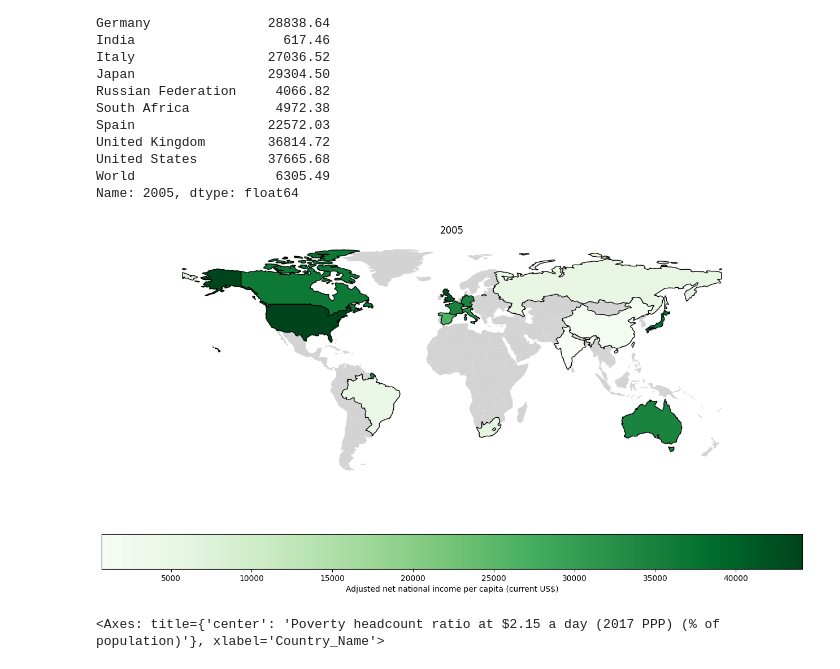
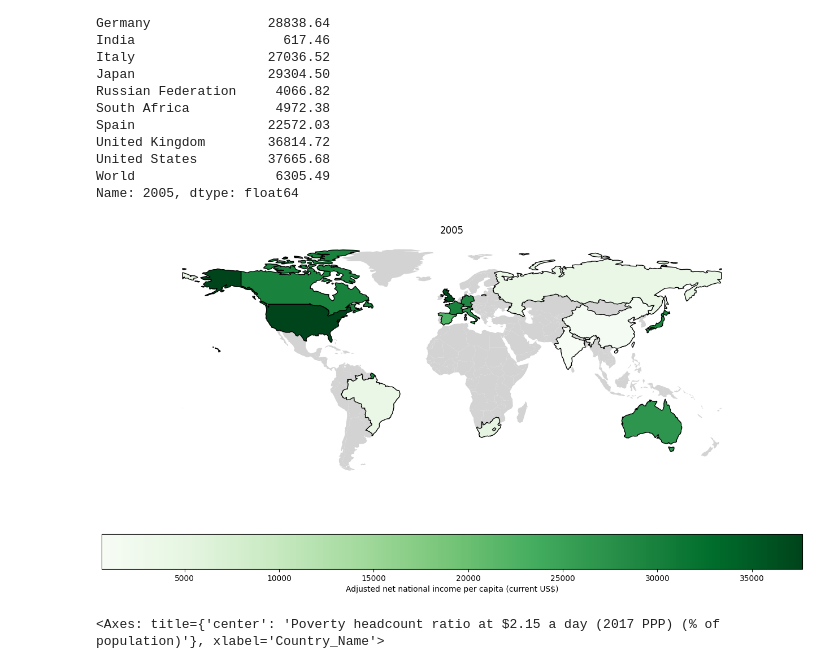
Before and after one commit to ShaojieDai/data_project, a Jupyter notebook: data_project.ipynb, the cells around one changed output. Saved outputs shown, nothing was run; the diff lists cells and outputs as text; code cells hidden in the pictures.

Commit message:
data project

```diff
--- a/data_project.ipynb
+++ b/data_project.ipynb
@@ -215,14 +215,14 @@ United States         21808.81
 World                  3822.88
 Name: 1993, dtype: float64
 # %%
-filepath = "API_NY.GDP.PCAP.CD_DS2_en_csv_v2_5728786.csv"
-gpc_data = pd.read_csv(filepath)
+filepath = "National_income_per_capita_data.csv"
+ipc_data = pd.read_csv(filepath)
 
-gpc_data.drop(14,inplace=True)
+ipc_data.drop(14,inplace=True)
 # %%
-gpc_data.rename(columns = {'Country_Name': 'name'},inplace=True )
+ipc_data.rename(columns = {'Country_Name': 'name'},inplace=True )
 # %%
-combined_gpc = world.merge(gpc_data, on = 'name')
+combined_ipc = world.merge(ipc_data, on = 'name')
 # %%
 fig, ax = plt.subplots(1, figsize=(16,8))
 world.plot(ax=ax, color='lightgrey')
@@ -296,13 +296,13 @@ Name: 2005, dtype: float64
 # %%
 fig, ax = plt.subplots(1, figsize=(16,8))
 world.plot(ax=ax, color='lightgrey')
 years = '2005'
-combined_gpc.plot(column = years, ax=ax, cmap='Greens', edgecolors='black', legend=True,legend_kwds={'label': "Adjusted net national income per capita (current US$)",'orientation': "horizontal"})
+combined_ipc.plot(column = years, ax=ax, cmap='Greens', edgecolors='black', legend=True,legend_kwds={'label': "Adjusted net national income per capita (current US$)",'orientation': "horizontal"})
 ax.set_title(years)
 ax.axis('off')
 plt.show()
 # %% [output]
-[figure, old version]
+[figure, new version]
 # %%
 phr_data['2018'].plot(kind="bar", title="Poverty headcount ratio at $2.15 a day (2017 PPP) (% of population)", legend = True)
 # %% [output]
```
Also changed, not shown: parts of 5 cells of this notebook, 5 other files.
